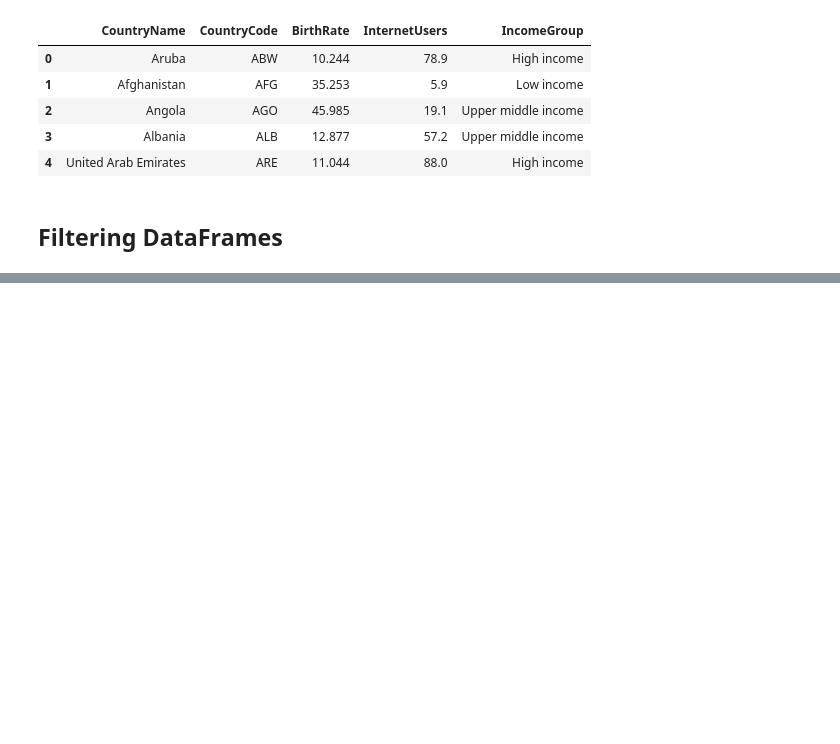
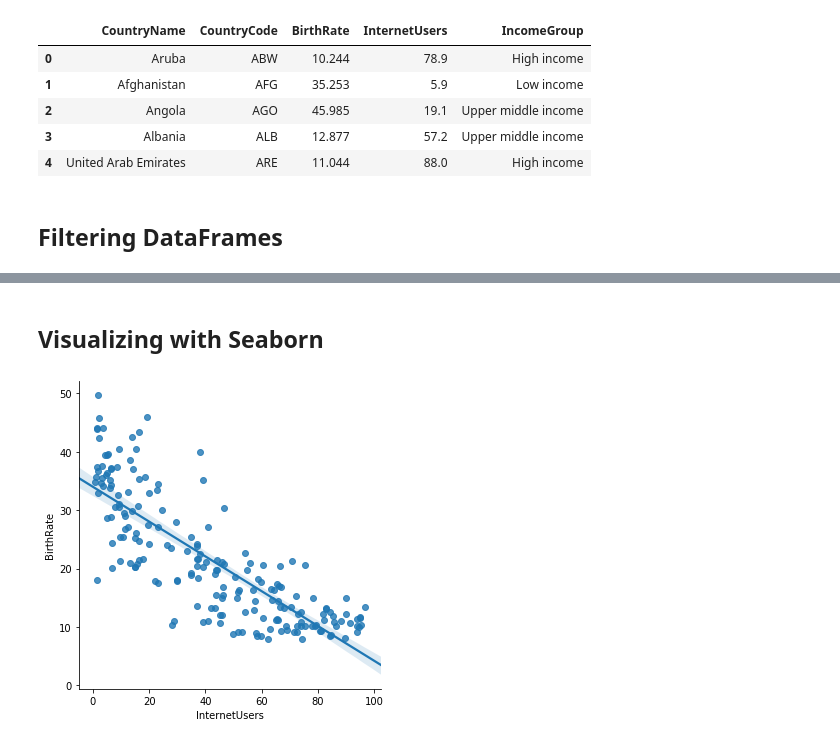
Before and after one commit to sureshmanem/Python_LearnByDoing, a Jupyter notebook: Module_5_Data_Frames.ipynb, the cells around one changed output, grey strips where cells are left out. Saved outputs shown, nothing was run; the diff lists cells and outputs as text; code cells hidden in the pictures; blank space fills up the shorter version.

```diff
--- a/Module_5_Data_Frames.ipynb
+++ b/Module_5_Data_Frames.ipynb
@@ -417,0 +628,8 @@ stats.head()
+# %% [markdown]
+## Visualizing with Seaborn
+# %%
+vis3 = sns.lmplot(data=stats,x='InternetUsers',y='BirthRate')
+# Fitting this specific data in this Linear Model doesnt give any insights.
+# Used only to plot a graph with existing data
+# %% [output]
+[figure, added]
```
Also changed, not shown: parts of 69 cells of this notebook.
